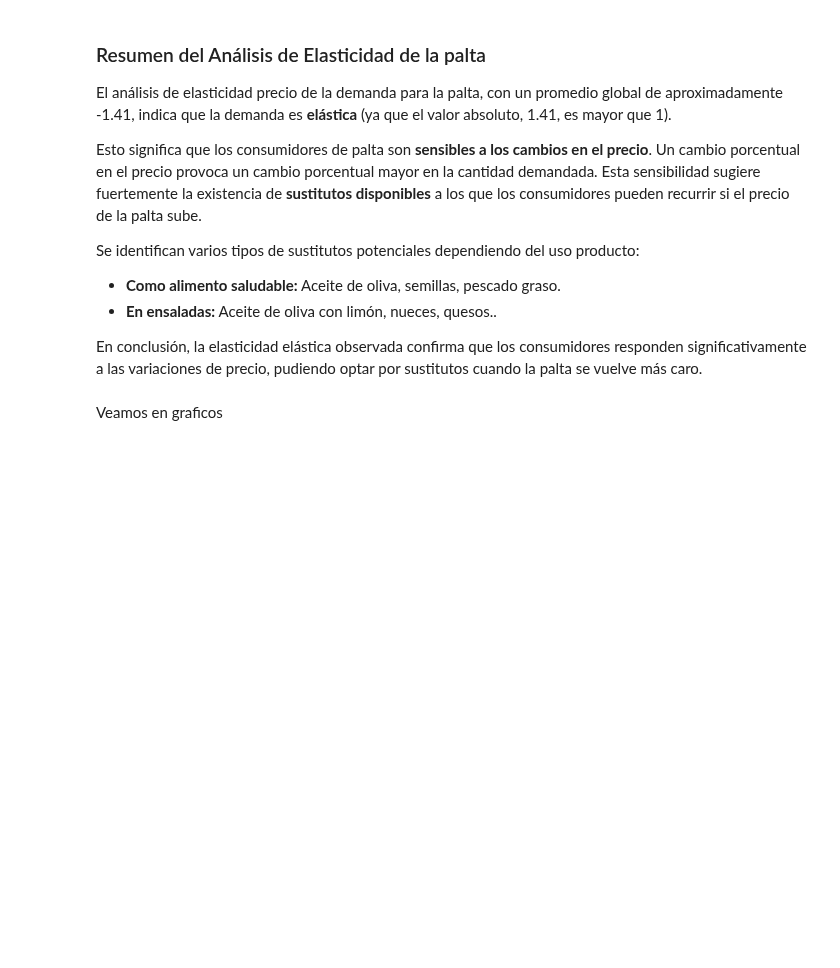
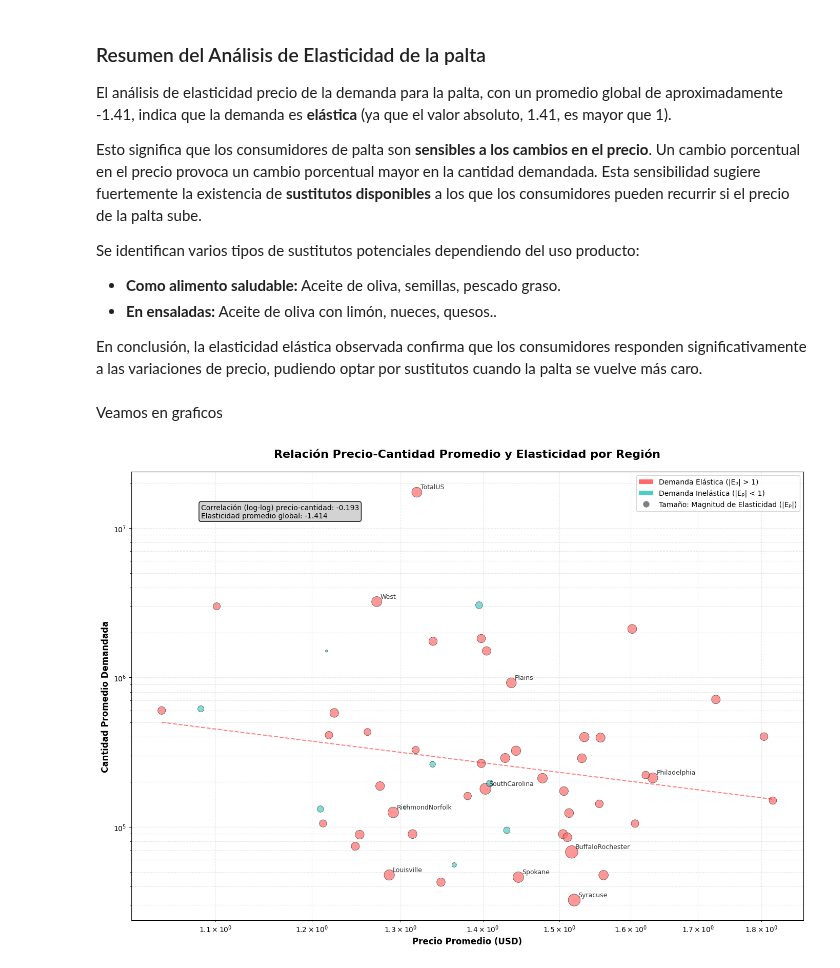
Before and after one commit to alexballera/laboratorio-datos-fce, a Jupyter notebook: 1er_parcial/unidad3/sesion9_Derivada_y_variaciones_de_funciones_Elasticidades/9_1_CasoElasticidades.ipynb, the cells around one changed output. Saved outputs shown, nothing was run; the diff lists cells and outputs as text; code cells hidden in the pictures; blank space fills up the shorter version.

```diff
--- a/1er_parcial/unidad3/sesion9_Derivada_y_variaciones_de_funciones_Elasticidades/9_1_CasoElasticidades.ipynb
+++ b/1er_parcial/unidad3/sesion9_Derivada_y_variaciones_de_funciones_Elasticidades/9_1_CasoElasticidades.ipynb
@@ -281,15 +281,13 @@ Palta_df
 | 18248 | 18248 | 11 | 2018-01-07 | 1,62 | 17489,58 | 2894,77 | 2356,13 | 224,53 | 12014,15 | ... |
 18249 rows × 15 columns
 # %%
-
-
 # El DataFrame ya tiene las columnas P, Q, R, así que eliminamos la selección de columnas innecesaria
 # Eliminar filas con valores NaN si las hay
 Palta_df = Palta_df.dropna()
 
 # Convertir las columnas P y Q de strings a números (reemplazando comas por puntos)
-Palta_df['P'] = pd.to_numeric(Palta_df['P'].astype(str).str.replace(',', '.'), errors='coerce')
-Palta_df['Q'] = pd.to_numeric(Palta_df['Q'].astype(str).str.replace(',', '.'), errors='coerce')
+Palta_df['P'] = pd.to_numeric(Palta_df['AveragePrice'].astype(str).str.replace(',', '.'), errors='coerce')
+Palta_df['Q'] = pd.to_numeric(Palta_df['Total Volume'].astype(str).str.replace(',', '.'), errors='coerce')
 
 # Eliminar filas con valores NaN después de la conversión
 Palta_df = Palta_df.dropna()
@@ -337,7 +351,7 @@ Ep[delta_P == 0] = np.nan
 # repetimos
 P = Palta_df['P'].values
 Q = Palta_df['Q'].values
-R = Palta_df['R'].values
+R = Palta_df['region'].values
 
 # Calcular elasticidad arco entre pares consecutivos usando vectorización
 # Evitar división por cero donde el cambio de precio es cero
@@ -441,8 +481,8 @@ En conclusión, la elasticidad elástica observada confirma que los consumidores
 Veamos en graficos
 # %%
 # Calcular precios y cantidades promedio por región para el scatter
-precio_promedio = Palta_df.groupby('R')['P'].mean()
-cantidad_promedio = Palta_df.groupby('R')['Q'].mean()
+precio_promedio = Palta_df.groupby('region')['P'].mean()
+cantidad_promedio = Palta_df.groupby('region')['Q'].mean()
 
 # Combinar con las elasticidades promedio por región (calculado previamente en df_resultados_elasticidad)
 # Asegurarnos de incluir la columna 'Tipo_Demanda' en scatter_data
@@ -508,33 +548,35 @@ plt.ylabel('Cantidad Promedio Demandada', fontsize=12, fontweight='bold')
 plt.xscale('log')  # Escala logarítmica para mejor visualización
 plt.yscale('log')
 plt.grid(True, which="both", alpha=0.3, linestyle='--')
 
 # Añadir leyenda
 from matplotlib.patches import Patch
 leyenda_elementos = [
     Patch(facecolor='#FF6B6B', label='Demanda Elástica (|Eₚ| > 1)'),
     Patch(facecolor='#4ECDC4', label='Demanda Inelástica (|Eₚ| < 1)'),
     plt.Line2D([0], [0], marker='o', color='w', markerfacecolor='gray',
               markersize=10, label='Tamaño: Magnitud de Elasticidad (|Eₚ|)')
 ]
 plt.legend(handles=leyenda_elementos, loc='best')
 
 # Añadir coeficiente de correlación (en escala logarítmica si se usó para la tendencia)
 # Correlación entre los logaritmos
 if scatter_data['Precio_Promedio'].min() > 0 and scatter_data['Cantidad_Promedio'].min() > 0:
     correlacion_log = np.corrcoef(np.log(scatter_data['Precio_Promedio']), np.log(scatter_data['Cantidad_Promedio']))[0, 1]
     correlacion_text = f'Correlación (log-log) precio-cantidad: {correlacion_log:.3f}'
 else:
     correlacion_text = f'Correlación precio-cantidad: {scatter_data["Precio_Promedio"].corr(scatter_data["Cantidad_Promedio"]):.3f}'
 
 
 plt.figtext(0.15, 0.85,
            f'{correlacion_text}\n'
            f'Elasticidad promedio global: {df_elasticidades["Elasticidad"].mean():.3f}',
            bbox=dict(boxstyle="round,pad=0.3", facecolor="lightgray"))
 
 plt.tight_layout()
 plt.show()
+# %% [output]
+[figure, added]
 # %%
 #@title Easter egg 🥚
 from IPython.display import Image
```
Also changed, not shown: parts of 6 cells of this notebook, 10 other files.
